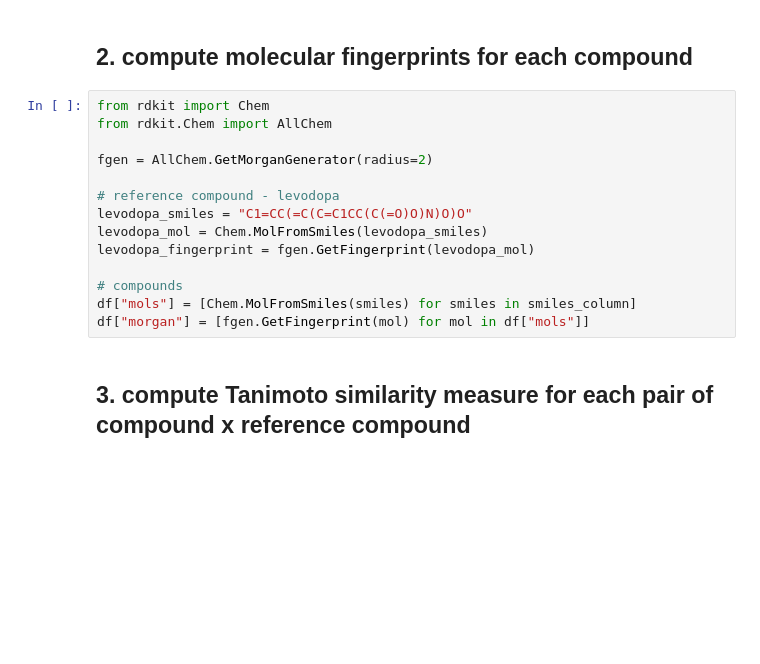
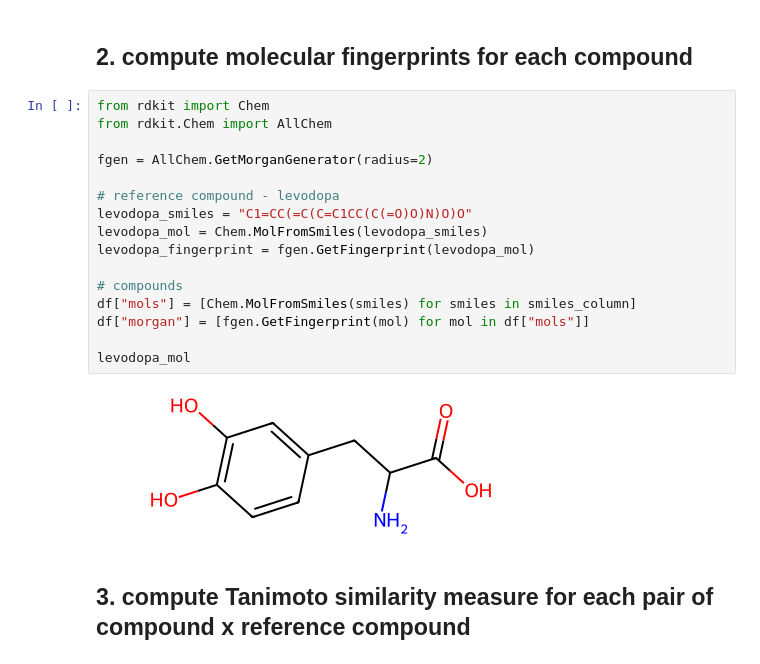
Before and after one commit to pulcovamon/chemoinformatics-assigments, a Jupyter notebook: programming_assigment_1.ipynb, the cells around one changed output. Drawn from its saved outputs; the diff is of its cells as text; blank space fills up the shorter version.

```diff
--- a/programming_assigment_1.ipynb
+++ b/programming_assigment_1.ipynb
@@ -33,17 +33,21 @@ Name: smiles, dtype: object
 # %%
 from rdkit import Chem
 from rdkit.Chem import AllChem
 
 fgen = AllChem.GetMorganGenerator(radius=2)
 
 # reference compound - levodopa
 levodopa_smiles = "C1=CC(=C(C=C1CC(C(=O)O)N)O)O"
 levodopa_mol = Chem.MolFromSmiles(levodopa_smiles)
 levodopa_fingerprint = fgen.GetFingerprint(levodopa_mol)
 
 # compounds
 df["mols"] = [Chem.MolFromSmiles(smiles) for smiles in smiles_column]
 df["morgan"] = [fgen.GetFingerprint(mol) for mol in df["mols"]]
+
+levodopa_mol
+# %% [output]
+[figure, added]
 # %% [markdown]
 ## 3. compute Tanimoto similarity measure for each pair of compound x reference compound
 # %%
```
Also changed, not shown: parts of 5 cells of this notebook.
